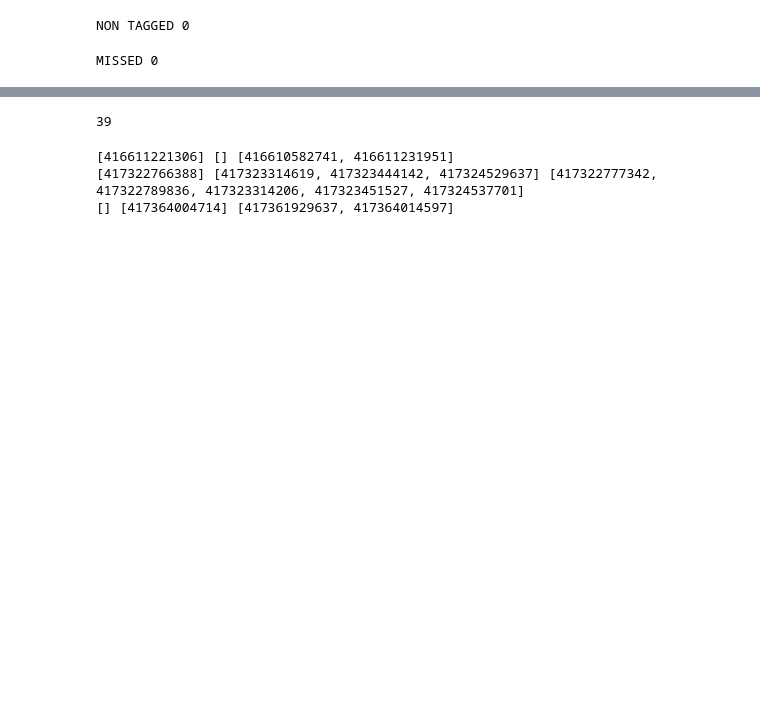
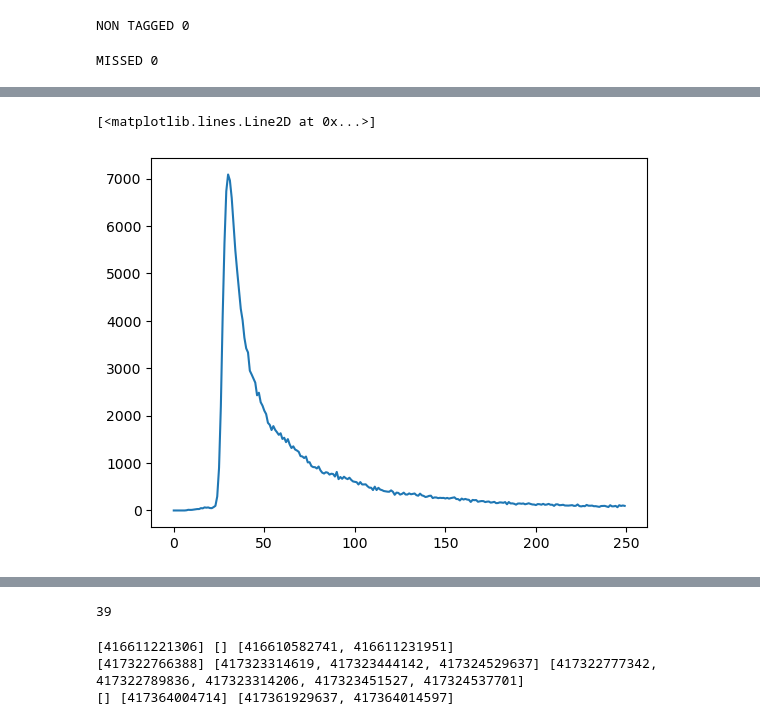
Before and after one commit to PriyaMulla/dashboardsforMM, a Jupyter notebook: J1_BBFile.ipynb, the cells around one changed output, grey strips where cells are left out. Drawn from its saved outputs; the diff is of its cells as text; code cells hidden in the pictures; blank space fills up the shorter version.

```diff
--- a/J1_BBFile.ipynb
+++ b/J1_BBFile.ipynb
@@ -181,0 +437,5 @@ Wall time: 5.13 s
+# %%
+plot(sdt1[:,:,6:].sum((0,1)))
+# %% [output]
+[<matplotlib.lines.Line2D at 0x...>]
+[figure, added]
```
Also changed, not shown: parts of 35 cells of this notebook.
